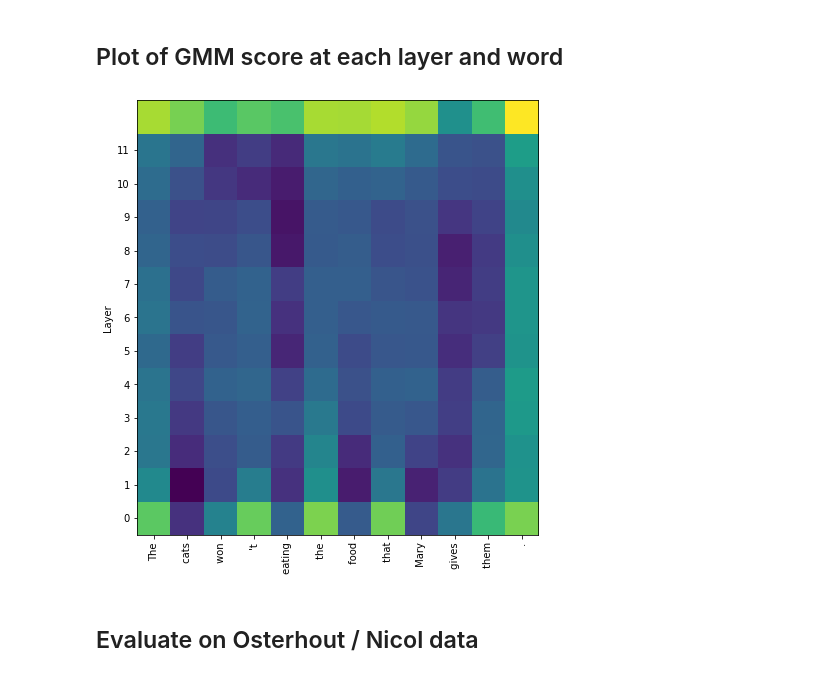
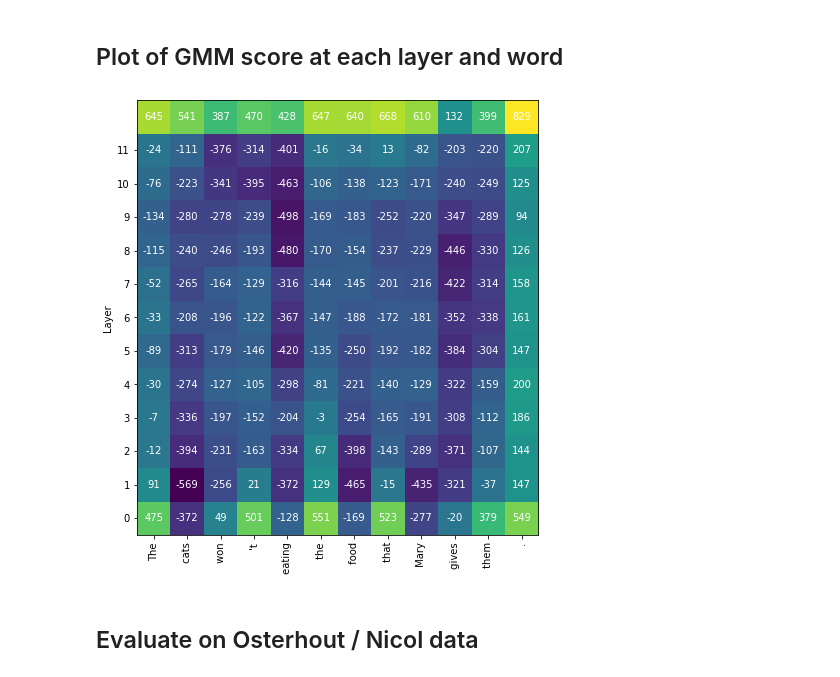
Before and after one commit to SPOClab-ca/layerwise-anomaly, a Jupyter notebook: notebooks_bai/GMMAnomaly.ipynb, the cells around one changed output. Drawn from its saved outputs; the diff is of its cells as text; code cells hidden in the pictures.

Commit message:
Add surprisal score as text over grid plot

```diff
--- a/notebooks_bai/GMMAnomaly.ipynb
+++ b/notebooks_bai/GMMAnomaly.ipynb
@@ -30,15 +30,17 @@ model = src.anomaly_model.AnomalyModel(bnc_sentences)
 # %%
 def all_layer_scores(sent):
   tokens, all_layer = model.gmm_score([sent])
   tokens = tokens[0]
   all_layer = all_layer[0]
   plt.figure(figsize=(8, 8))
   plt.imshow(all_layer, origin='lower')
   plt.xticks(range(len(tokens)), tokens, rotation='vertical')
   plt.yticks(range(12), range(12))
   plt.ylabel('Layer')
+  for (j,i),label in np.ndenumerate(all_layer):
+    plt.text(i, j, int(label), ha='center', va='center', color='white')
   plt.show()
 
 all_layer_scores("The cats won't eating the food that Mary gives them.")
 # %% [output]
-[figure, old version]
+[figure, new version]
```
Also changed, not shown: parts of 1 cell of this notebook, 1 other file.
